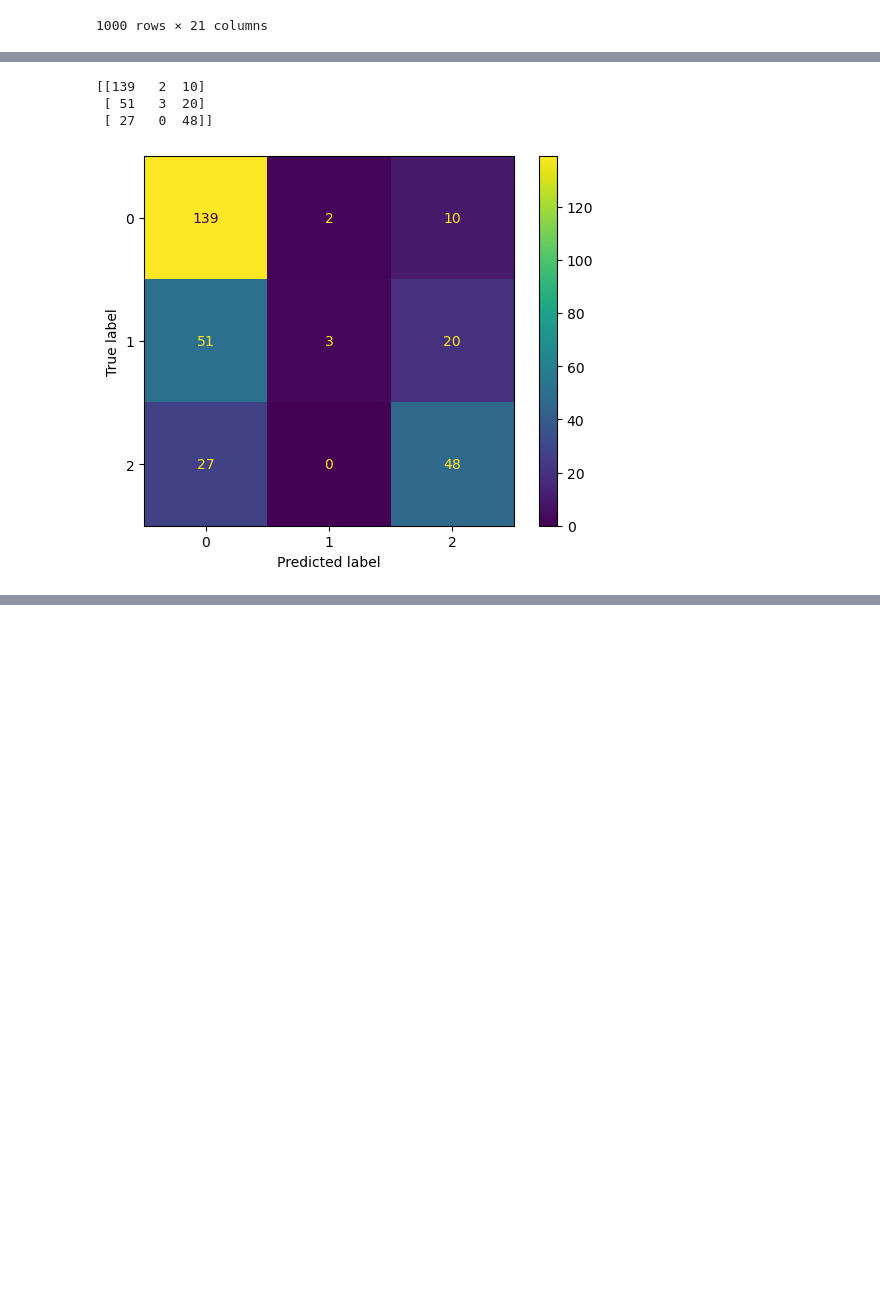
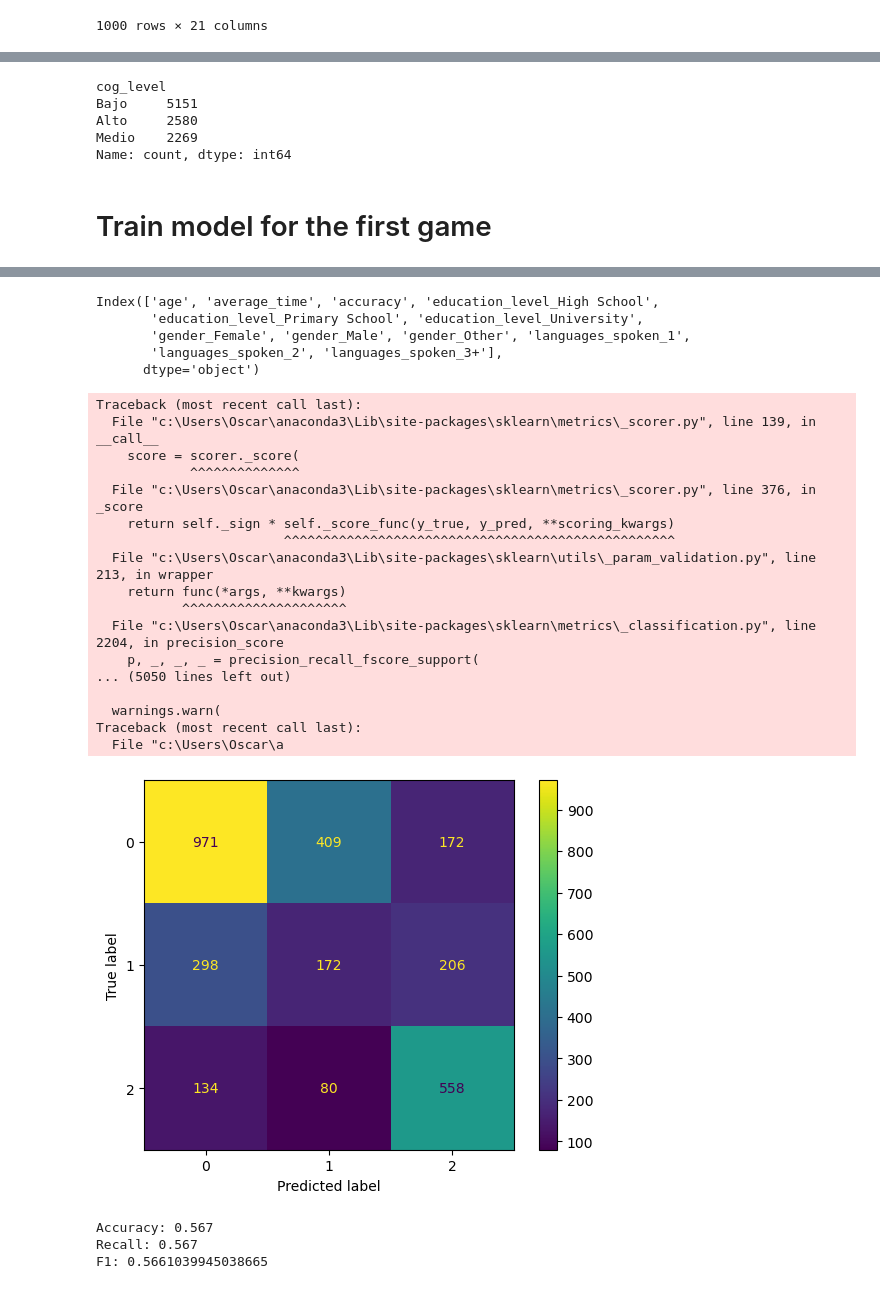
Before and after one commit to carmenvilanova/SeniorTrAIning, a Jupyter notebook: main_data/notebooks/main_notebook.ipynb, the cells around one changed output, grey strips where cells are left out. Cells and saved outputs as stored; diff of their text form; code cells hidden in the pictures; blank space fills up the shorter version.

```diff
--- a/main_data/notebooks/main_notebook.ipynb
+++ b/main_data/notebooks/main_notebook.ipynb
@@ -181,0 +177,3 @@ final_model_dataframe_facts = final_model_dataframe
+# %%
+merged_dataframe = pd.merge(final_model_dataframe, fact_games_played, on='email', how='inner')
+merged_dataframe
@@ -182,6 +194,6 @@ final_model_dataframe_facts = final_model_dataframe
 # %%
 # Make average reaction time and accuracy in game a function of age and education
-final_model_dataframe_facts["average_time"] = final_model_dataframe_facts.apply(lambda row: random_data_generator.generate_reaction_time(row['age'], row['education_level']), axis=1)
-final_model_dataframe_facts["accuracy"] = final_model_dataframe_facts.apply(lambda row: random_data_generator.generate_accuracy(row['age'], row['education_level']), axis=1)
-final_model_dataframe_facts
+merged_dataframe["average_time"] = merged_dataframe.apply(lambda row: random_data_generator.generate_reaction_time(row['age'], row['education_level']), axis=1)
+merged_dataframe["accuracy"] = merged_dataframe.apply(lambda row: random_data_generator.generate_accuracy(row['age'], row['education_level']), axis=1)
+merged_dataframe
 # %% [output]
@@ -211,5 +225,5 @@ See the caveats in the documentation: https://pandas.pydata.org/pandas-docs/stab
 # %%
 # Generate cognitive level value
 time_reference = 15.73
-acc_reference = 0.1
-final_model_dataframe_facts["cog_level"] = final_model_dataframe_facts.apply(lambda row: random_data_generator.generate_cog_state(row["average_time"], row["accuracy"], time_reference, acc_reference ), axis=1)
+acc_reference = 0.2
+merged_dataframe["cog_level"] = merged_dataframe.apply(lambda row: random_data_generator.generate_cog_state(row["average_time"], row["accuracy"], time_reference, acc_reference ), axis=1)
@@ -396,14 +230,14 @@ F1: 0.5558324295596059
-# %%
-# CM
-print(confusion_matrix(y_test, preds, labels=model.classes_))
-
-# CM Heatmap
-cm = confusion_matrix(y_test, preds, labels=model.classes_)
-cm_disp = ConfusionMatrixDisplay(confusion_matrix=cm, display_labels=model.classes_)
-cm_disp.plot()
-plt.show()
-# %% [output]
-[[139   2  10]
- [ 51   3  20]
- [ 27   0  48]]
-[figure, removed]
+# %%
+# Check
+merged_dataframe["cog_level"].value_counts()
+# %% [output]
+cog_level
+Bajo     5151
+Alto     2580
+Medio    2269
+Name: count, dtype: int64
+# %% [markdown]
+# Train model for the first game
+# %%
+logit_model = logistic_model.logistic_regression_game01(merged_dataframe, score_target="balanced_accuracy")
+# %% [output]
@@ -409,0 +261,26 @@ plt.show()
+Index(['age', 'average_time', 'accuracy', 'education_level_High School',
+       'education_level_Primary School', 'education_level_University',
+       'gender_Female', 'gender_Male', 'gender_Other', 'languages_spoken_1',
+       'languages_spoken_2', 'languages_spoken_3+'],
+      dtype='object')
+Traceback (most recent call last):
+  File "c:\Users\Oscar\anaconda3\Lib\site-packages\sklearn\metrics\_scorer.py", line 139, in __call__
+    score = scorer._score(
+            ^^^^^^^^^^^^^^
+  File "c:\Users\Oscar\anaconda3\Lib\site-packages\sklearn\metrics\_scorer.py", line 376, in _score
+    return self._sign * self._score_func(y_true, y_pred, **scoring_kwargs)
+                        ^^^^^^^^^^^^^^^^^^^^^^^^^^^^^^^^^^^^^^^^^^^^^^^^^^
+  File "c:\Users\Oscar\anaconda3\Lib\site-packages\sklearn\utils\_param_validation.py", line 213, in wrapper
+    return func(*args, **kwargs)
+           ^^^^^^^^^^^^^^^^^^^^^
+  File "c:\Users\Oscar\anaconda3\Lib\site-packages\sklearn\metrics\_classification.py", line 2204, in precision_score
+    p, _, _, _ = precision_recall_fscore_support(
+... (5050 lines left out)
+
+  warnings.warn(
+Traceback (most recent call last):
+  File "c:\Users\Oscar\a
+[figure, added]
+Accuracy: 0.567
+Recall: 0.567
+F1: 0.5661039945038665
```
Also changed, not shown: parts of 22 cells of this notebook, 2 other files.
